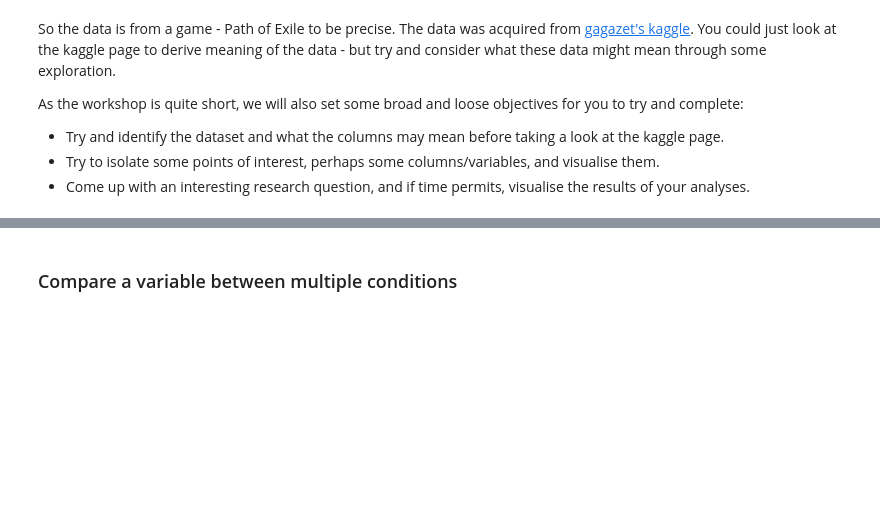
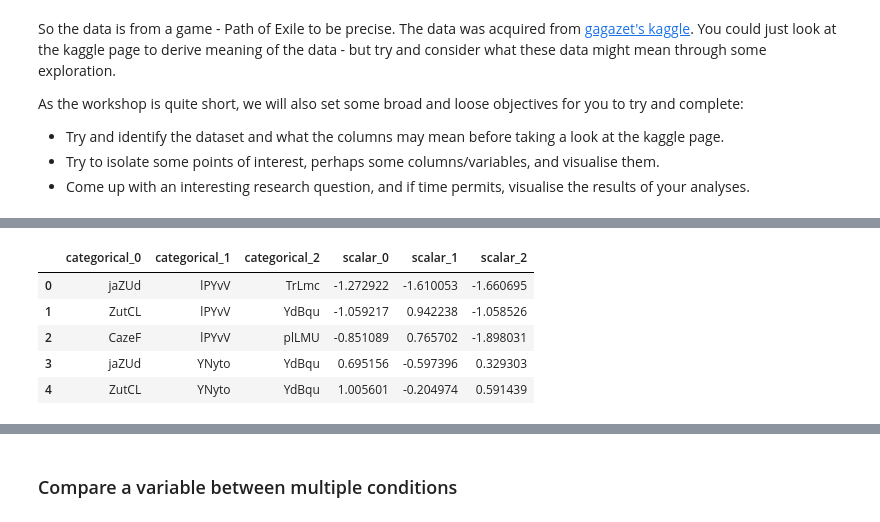
Before and after one commit to vb690/data_viz_python, a Jupyter notebook: iggi_workshop_data_viz_python.ipynb, the cells around one changed output, grey strips where cells are left out. Drawn from its saved outputs; the diff is of its cells as text; code cells hidden in the pictures; blank space fills up the shorter version.

```diff
--- a/iggi_workshop_data_viz_python.ipynb
+++ b/iggi_workshop_data_viz_python.ipynb
@@ -481,4 +508,12 @@ plt.show()
 # %%
 df_sy = generate_synthetic(n_categorical=3, n_scalar=3, n_rows=1000)
+df_sy.head()
+# %% [output]
+|  | categorical_0 | categorical_1 | categorical_2 | scalar_0 | scalar_1 | scalar_2 |
+| 0 | jaZUd | lPYvV | TrLmc | -1.272922 | -1.610053 | -1.660695 |
+| 1 | ZutCL | lPYvV | YdBqu | -1.059217 | 0.942238 | -1.058526 |
+| 2 | CazeF | lPYvV | plLMU | -0.851089 | 0.765702 | -1.898031 |
+| 3 | jaZUd | YNyto | YdBqu | 0.695156 | -0.597396 | 0.329303 |
+| 4 | ZutCL | YNyto | YdBqu | 1.005601 | -0.204974 | 0.591439 |
 # %%
 sns.set(font_scale=1.2)
```
Also changed, not shown: parts of 38 cells of this notebook.
